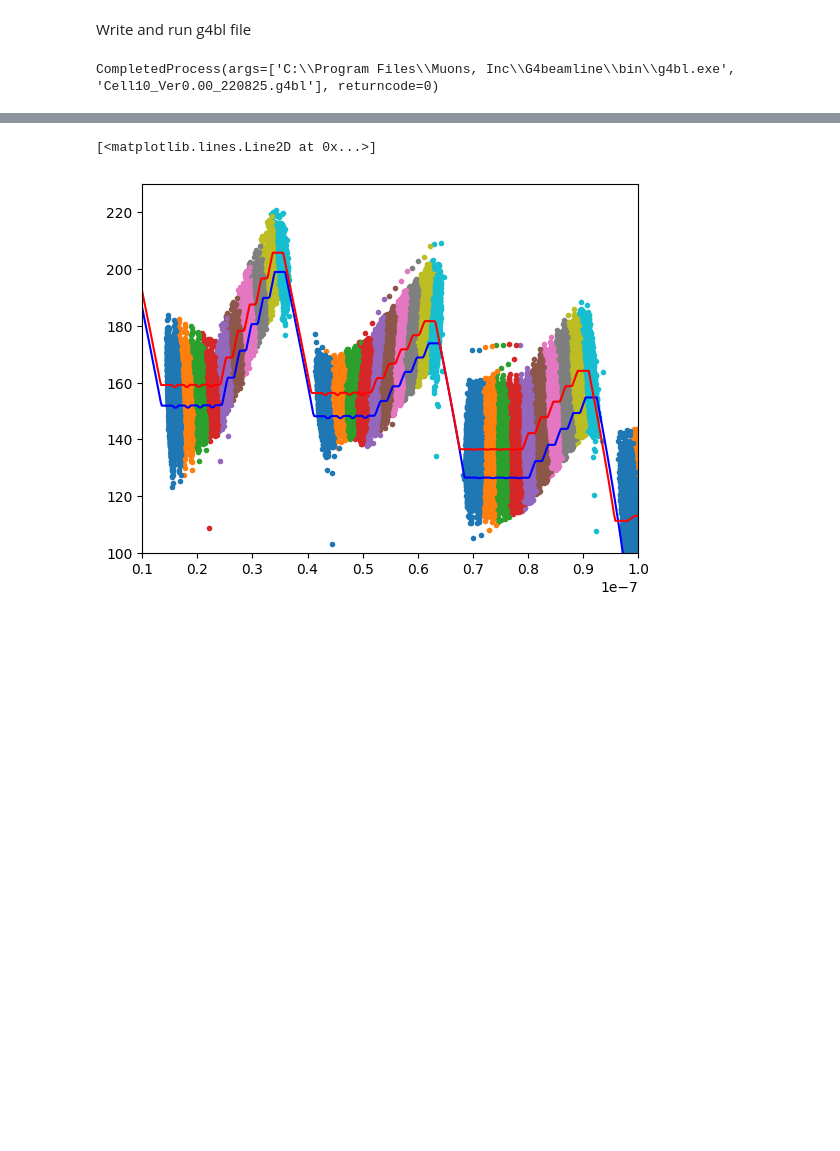
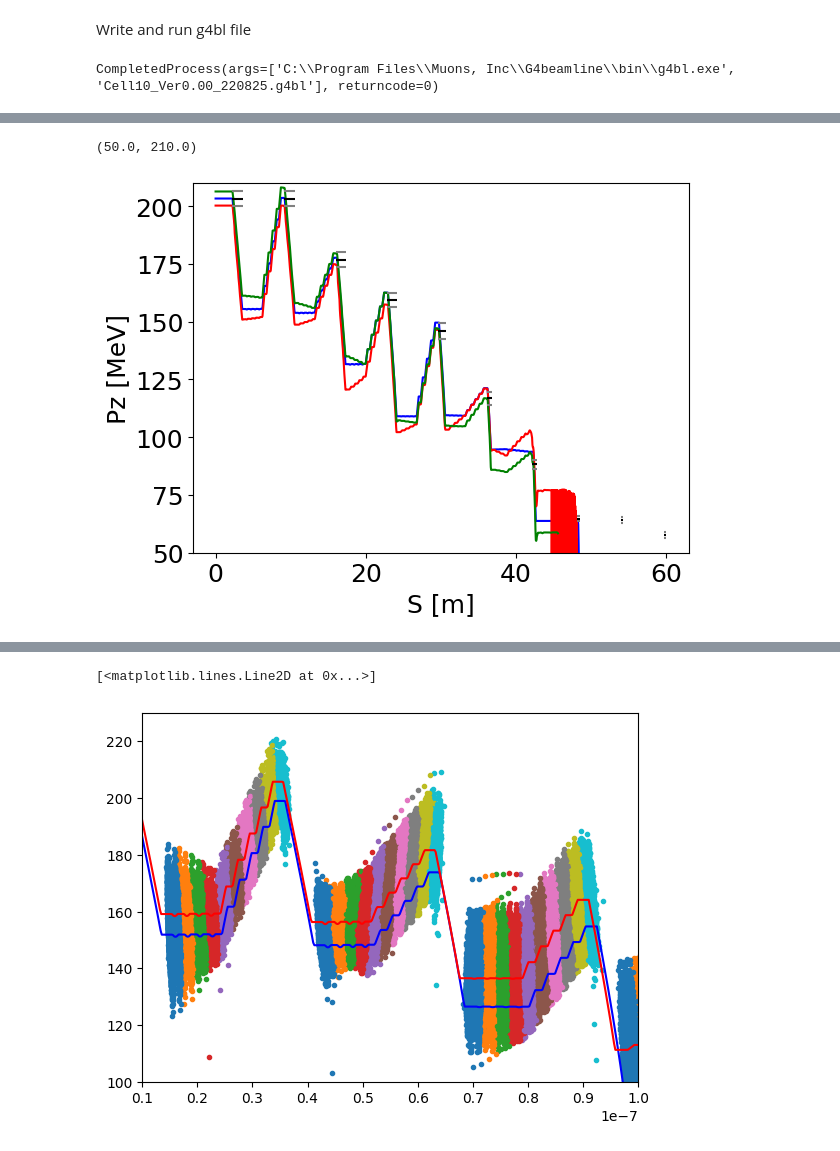
Before and after one commit to MuonCollider-WG4/muon_final_cooling, a Jupyter notebook: matched_lattice_10cell.ipynb, the cells around one changed output, grey strips where cells are left out. Drawn from its saved outputs; the diff is of its cells as text; code cells hidden in the pictures; blank space fills up the shorter version.

```diff
--- a/matched_lattice_10cell.ipynb
+++ b/matched_lattice_10cell.ipynb
@@ -881,0 +714,23 @@ p3_interp = interp1d(s2_particle, 1E-3*pid3_PMev, kind='linear', fill_value="ext
+# %%
+track_dict = readfile(f'2208_Ver0.00_MatchingCell10_p0.txt', 'for009')
+sol_df0 = pd.DataFrame(track_dict)
+
+plt.plot(sol_df0[sol_df0.IEVT==0].Z, sol_df0[sol_df0.IEVT==0].Pz*1E3, 'b', label=f'Mean KE - Ref')
+plt.plot(sol_df0[sol_df0.IEVT==1].Z, sol_df0[sol_df0.IEVT==1].Pz*1E3, 'r', label=f'-Sig KE')
+plt.plot(sol_df0[sol_df0.IEVT==3].Z, sol_df0[sol_df0.IEVT==3].Pz*1E3, 'g', label=f'+Sig KE')
+
+plt.ylabel('Pz [MeV]'), plt.xlabel('S [m]')
+
+for i in range(10):
+    plt.hlines(P((Energies[i]-EnergySpreads[i]/2)*1E6)*1E-6, H_pos_arr[i]-H_Lsol_list[i]/2, H_pos_arr[i]+H_Lsol_list[i]/2, color='grey')
+    plt.hlines(P((Energies[i]+EnergySpreads[i]/2)*1E6)*1E-6, H_pos_arr[i]-H_Lsol_list[i]/2, H_pos_arr[i]+H_Lsol_list[i]/2, color='grey')
+    plt.hlines(P(Energies[i]*1E6)*1E-6, H_pos_arr[i]-H_Lsol_list[i]/2, H_pos_arr[i]+H_Lsol_list[i]/2, color='k')
+plt.hlines(P(Energies[i]*1E6)*1E-6, H_pos_arr[i]-H_Lsol_list[i]/2, H_pos_arr[i]+H_Lsol_list[i]/2, color='k', label='Energy Targets')
+#plt.legend()
+
+plt.ylim(50, 210)
+
+#plt.plot(sol_df1[sol_df1.IEVT==0].Z, 50 - sol_df1[sol_df1.IEVT==0].Pz*1E3 + sol_df2[sol_df2.IEVT==0].Pz*1E3, 'b', label=f'diff sigma')
+# %% [output]
+(50.0, 210.0)
+[figure, added]
```
Also changed, not shown: parts of 46 cells of this notebook, 14 other files.
